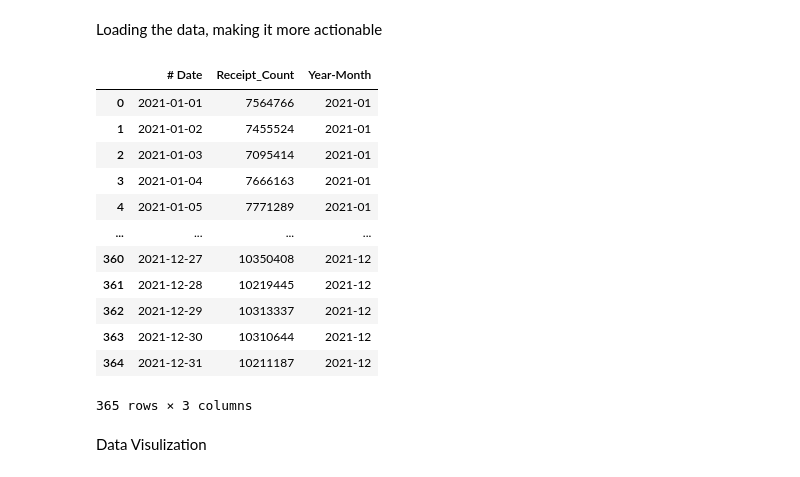
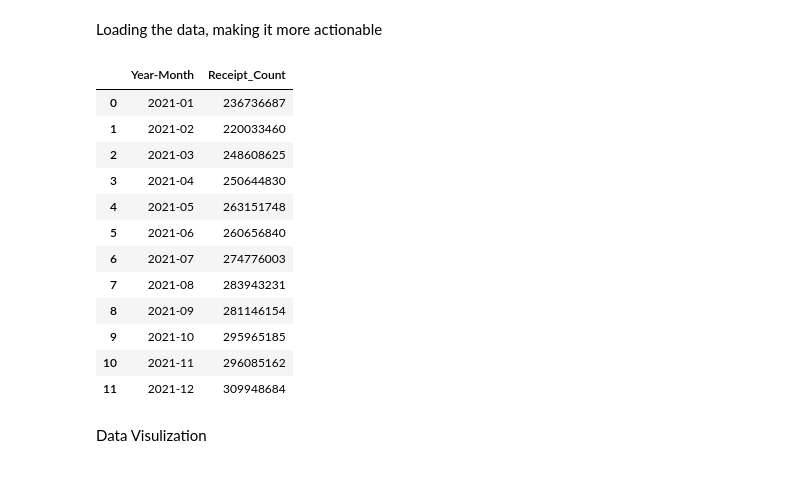
Before and after one commit to Michaelgathara/Fetch-ML, a Jupyter notebook: notebooks/training.ipynb, the cells around one changed output. Drawn from its saved outputs; the diff is of its cells as text; code cells hidden in the pictures.

```diff
--- a/notebooks/training.ipynb
+++ b/notebooks/training.ipynb
@@ -20,28 +20,53 @@ import torch.nn as nn
 import joblib
 # %% [markdown]
 Loading the data, making it more actionable
-# %%
-
-data = pd.read_csv("../data/data_daily.csv")
-data['# Date'] = pd.to_datetime(data['# Date'])
-data['Year-Month'] = data['# Date'].dt.to_period('M')
-data_monthly = data.groupby('Year-Month').agg({'Receipt_Count': 'sum'}).reset_index()
-
-data
-# %% [output]
-|  | # Date | Receipt_Count | Year-Month |
-| 0 | 2021-01-01 | 7564766 | 2021-01 |
-| 1 | 2021-01-02 | 7455524 | 2021-01 |
-| 2 | 2021-01-03 | 7095414 | 2021-01 |
-| 3 | 2021-01-04 | 7666163 | 2021-01 |
-| 4 | 2021-01-05 | 7771289 | 2021-01 |
-| ... | ... | ... | ... |
-| 360 | 2021-12-27 | 10350408 | 2021-12 |
-| 361 | 2021-12-28 | 10219445 | 2021-12 |
-| 362 | 2021-12-29 | 10313337 | 2021-12 |
-| 363 | 2021-12-30 | 10310644 | 2021-12 |
-| 364 | 2021-12-31 | 10211187 | 2021-12 |
-365 rows × 3 columns
+# %%
+"""
+This script performs several data preprocessing steps to load and aggregate daily receipt data into monthly sums.
+
+Steps:
+1. Read the daily receipt data from a CSV file located at "../data/data_daily.csv" into a Pandas DataFrame.
+2. Convert the '# Date' column to a Pandas datetime object for easier date manipulation.
+3. Create a new column 'Year-Month' that represents the year and month of each entry, effectively truncating the day.
+4. Group the data by this new 'Year-Month' column and sum up the 'Receipt_Count' for each group, resulting in a new DataFrame that holds aggregated monthly receipt data.
+
+Variables:
+- data: A Pandas DataFrame that holds the daily receipt data. Columns include '# Date' and 'Receipt_Count'.
+- data_monthly: A Pandas DataFrame that holds the aggregated monthly receipt data. Columns include 'Year-Month' and the summed 'Receipt_Count'.
+
+Example:
+---------
+If the daily data is:
+    # Date       Receipt_Count
+    2021-01-01   1000
+    2021-01-02   1500
+    2021-02-01   2000
+
+The resulting monthly data (data_monthly) would be:
+    Year-Month   Receipt_Count
+    2021-01      2500
+    2021-02      2000
+"""
+data = pd.read_csv("../data/data_daily.csv")
+data['# Date'] = pd.to_datetime(data['# Date'])
+data['Year-Month'] = data['# Date'].dt.to_period('M')
+data = data.groupby('Year-Month').agg({'Receipt_Count': 'sum'}).reset_index()
+
+data
+# %% [output]
+|  | Year-Month | Receipt_Count |
+| 0 | 2021-01 | 236736687 |
+| 1 | 2021-02 | 220033460 |
+| 2 | 2021-03 | 248608625 |
+| 3 | 2021-04 | 250644830 |
+| 4 | 2021-05 | 263151748 |
+| 5 | 2021-06 | 260656840 |
+| 6 | 2021-07 | 274776003 |
+| 7 | 2021-08 | 283943231 |
+| 8 | 2021-09 | 281146154 |
+| 9 | 2021-10 | 295965185 |
+| 10 | 2021-11 | 296085162 |
+| 11 | 2021-12 | 309948684 |
 # %% [markdown]
 Data Visulization
 # %%
```
Also changed, not shown: parts of 11 cells of this notebook, 3 other files.
